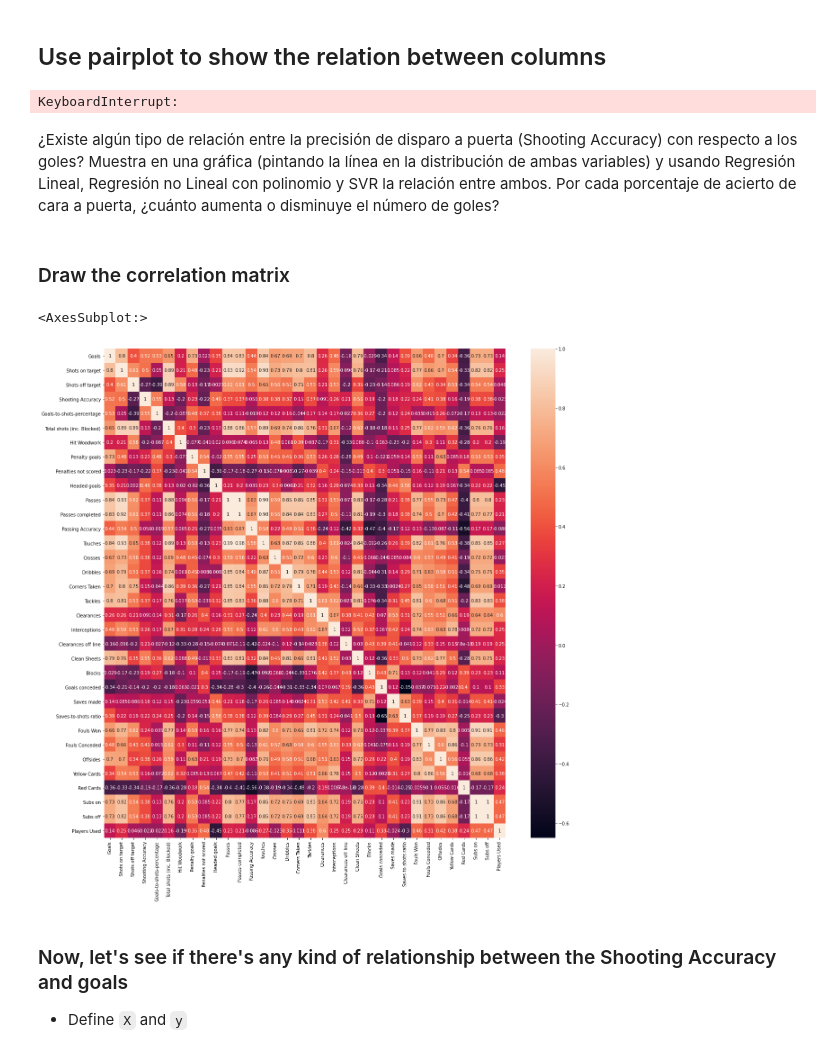
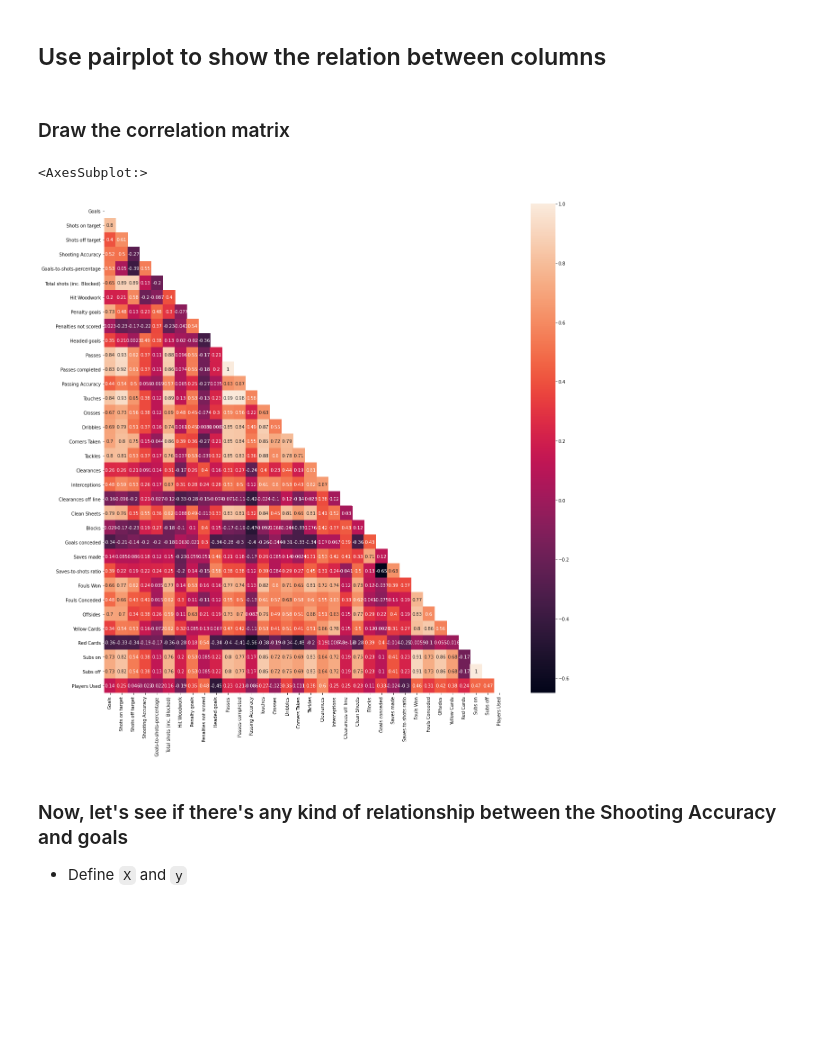
Before and after one commit to leosanchezsoler/data_science_nov_20_leo, a Jupyter notebook: week9/day4/exercises/3.football_stats_Leo.ipynb, the cells around one changed output. Cells and saved outputs as stored; diff of their text form; code cells hidden in the pictures; blank space fills up the shorter version.

```diff
--- a/week9/day4/exercises/3.football_stats_Leo.ipynb
+++ b/week9/day4/exercises/3.football_stats_Leo.ipynb
@@ -123,23 +126,17 @@ Players Used                  0
 dtype: int64
 # %% [markdown]
 ## Use pairplot to show the relation between columns
-# %%
-# Maybe it was not the best idea because of the size of the dataset
-sns.pairplot(df)
-# %% [output]
-KeyboardInterrupt:
-# %% [markdown]
-¿Existe algún tipo de relación entre la precisión de disparo a puerta (Shooting Accuracy) con respecto a los goles? Muestra en una gráfica (pintando la línea en la distribución de ambas variables) y usando Regresión Lineal, Regresión no Lineal con polinomio y SVR la relación entre ambos. Por cada porcentaje de acierto de cara a puerta, ¿cuánto aumenta o disminuye el número de goles?
 # %% [markdown]
 ### Draw the correlation matrix
 # %%
 corr = df.corr()
+matrix = np.triu(df.corr())
 
 f, ax = plt.subplots(figsize=(20, 20))
-sns.heatmap(data=corr, annot=True, xticklabels=1, yticklabels=1)
+sns.heatmap(data=corr, annot=True, xticklabels=1, yticklabels=1, mask=matrix)
 # %% [output]
 <AxesSubplot:>
-[figure, old version]
+[figure, new version]
 # %% [markdown]
 ### Now, let's see if there's any kind of relationship between the Shooting Accuracy and goals
 - Define `X` and `y`
```
Also changed, not shown: parts of 18 cells of this notebook, 9 other files.
